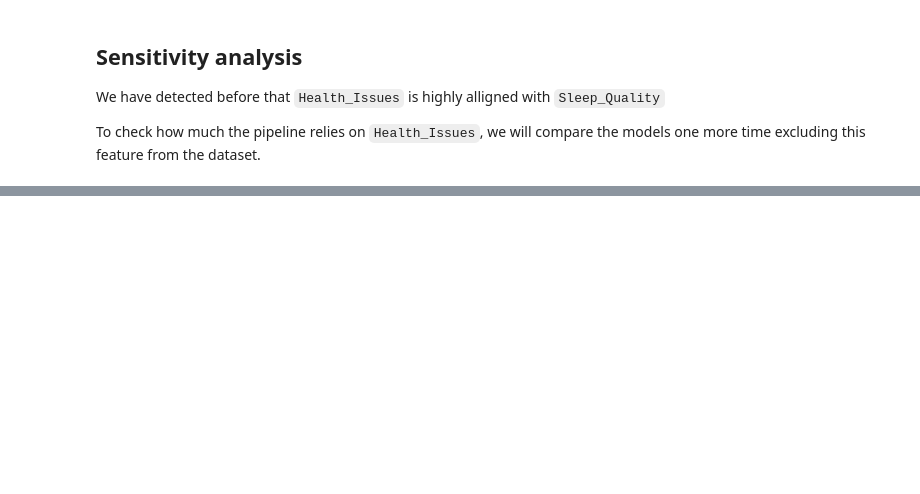
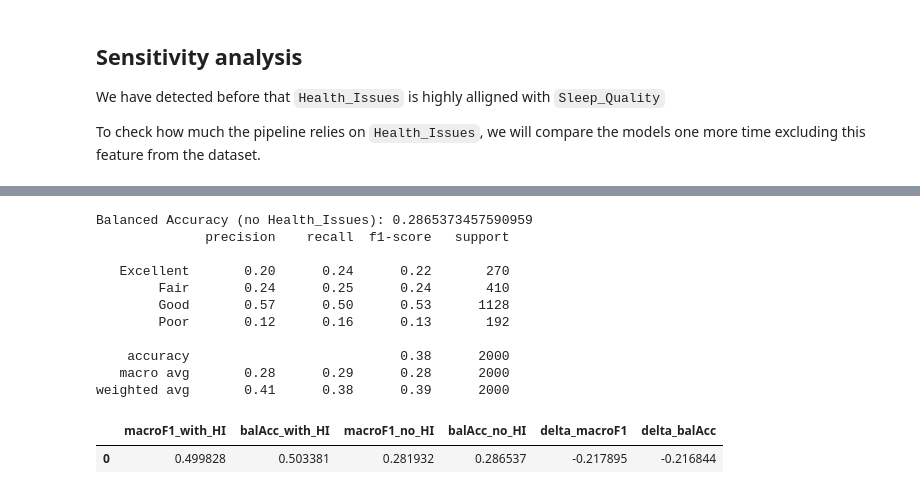
Before and after one commit to baby-platom/uni-ai-ml, a Jupyter notebook: main.ipynb, the cells around one changed output, grey strips where cells are left out. Cells and saved outputs as stored; diff of their text form; code cells hidden in the pictures; blank space fills up the shorter version.

```diff
--- a/main.ipynb
+++ b/main.ipynb
@@ -441,0 +774,62 @@ Best (excluding Health_Issues): rf {'model__max_depth': 16, 'model__min_samples_
+# %%
+X2_trainval = pd.concat([X2_train, X2_val], axis=0)
+y2_trainval = pd.concat([y2_train, y2_val], axis=0)
+
+final_pipe_noHI = Pipeline(
+    [
+        ("prep", preprocess2),
+        (
+            "model",
+            candidates[best2_tuned["model"]]["est"].__class__(
+                **candidates[best2_tuned["model"]]["est"].get_params()
+            ),
+        ),
+    ]
+)
+final_pipe_noHI.set_params(**best2_tuned["params"])
+final_pipe_noHI.fit(X2_trainval, y2_trainval)
+
+
+y2_test_pred = final_pipe_noHI.predict(X2_test)
+print(
+    "Balanced Accuracy (no Health_Issues):",
+    balanced_accuracy_score(y2_test, y2_test_pred),
+)
+print(classification_report(y2_test, y2_test_pred))
+
+
+def macro_f1(y_true, y_pred):
+    return f1_score(y_true, y_pred, average="macro")
+
+
+test_compare = pd.DataFrame(
+    {
+        "macroF1_with_HI": [macro_f1(y_test, y_test_pred)],
+        "balAcc_with_HI": [balanced_accuracy_score(y_test, y_test_pred)],
+        "macroF1_no_HI": [macro_f1(y2_test, y2_test_pred)],
+        "balAcc_no_HI": [balanced_accuracy_score(y2_test, y2_test_pred)],
+        "delta_macroF1": [
+            macro_f1(y2_test, y2_test_pred) - macro_f1(y_test, y_test_pred)
+        ],
+        "delta_balAcc": [
+            balanced_accuracy_score(y2_test, y2_test_pred)
+            - balanced_accuracy_score(y_test, y_test_pred)
+        ],
+    }
+)
+
+test_compare
+# %% [output]
+Balanced Accuracy (no Health_Issues): 0.2865373457590959
+              precision    recall  f1-score   support
+
+   Excellent       0.20      0.24      0.22       270
+        Fair       0.24      0.25      0.24       410
+        Good       0.57      0.50      0.53      1128
+        Poor       0.12      0.16      0.13       192
+
+    accuracy                           0.38      2000
+   macro avg       0.28      0.29      0.28      2000
+weighted avg       0.41      0.38      0.39      2000
+|  | macroF1_with_HI | balAcc_with_HI | macroF1_no_HI | balAcc_no_HI | delta_macroF1 | delta_balAcc |
+| 0 | 0.499828 | 0.503381 | 0.281932 | 0.286537 | -0.217895 | -0.216844 |
```
Also changed, not shown: parts of 11 cells of this notebook.
